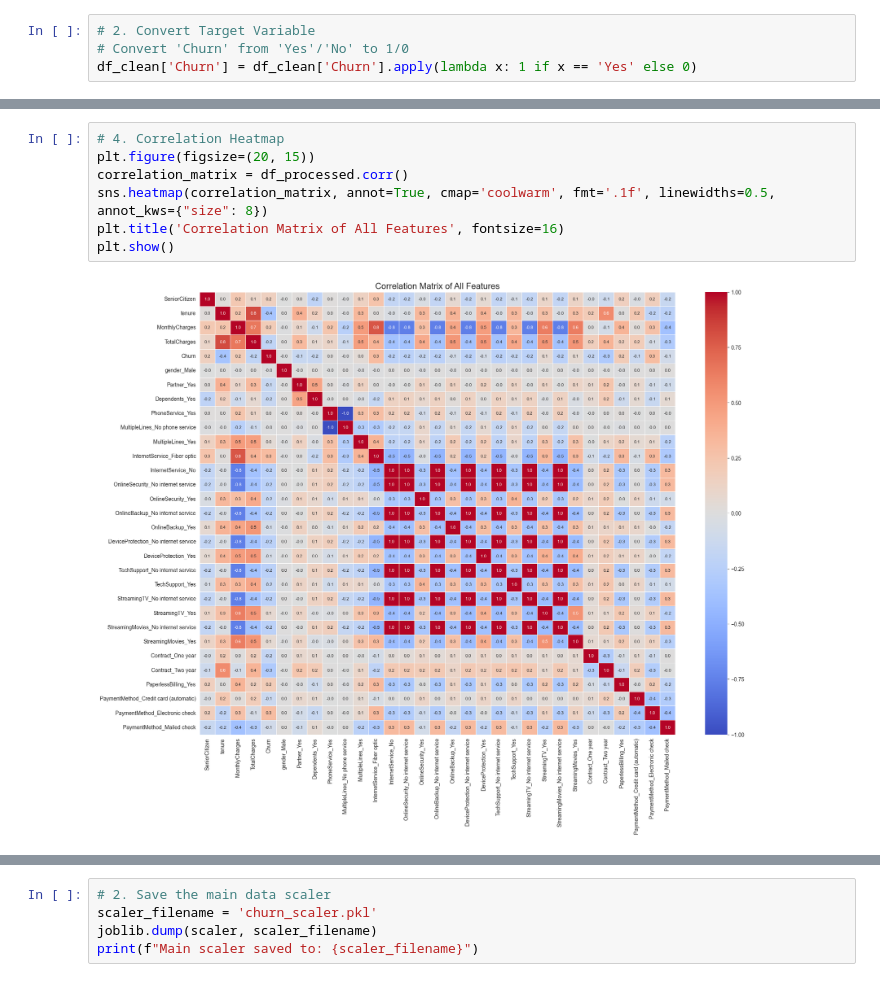
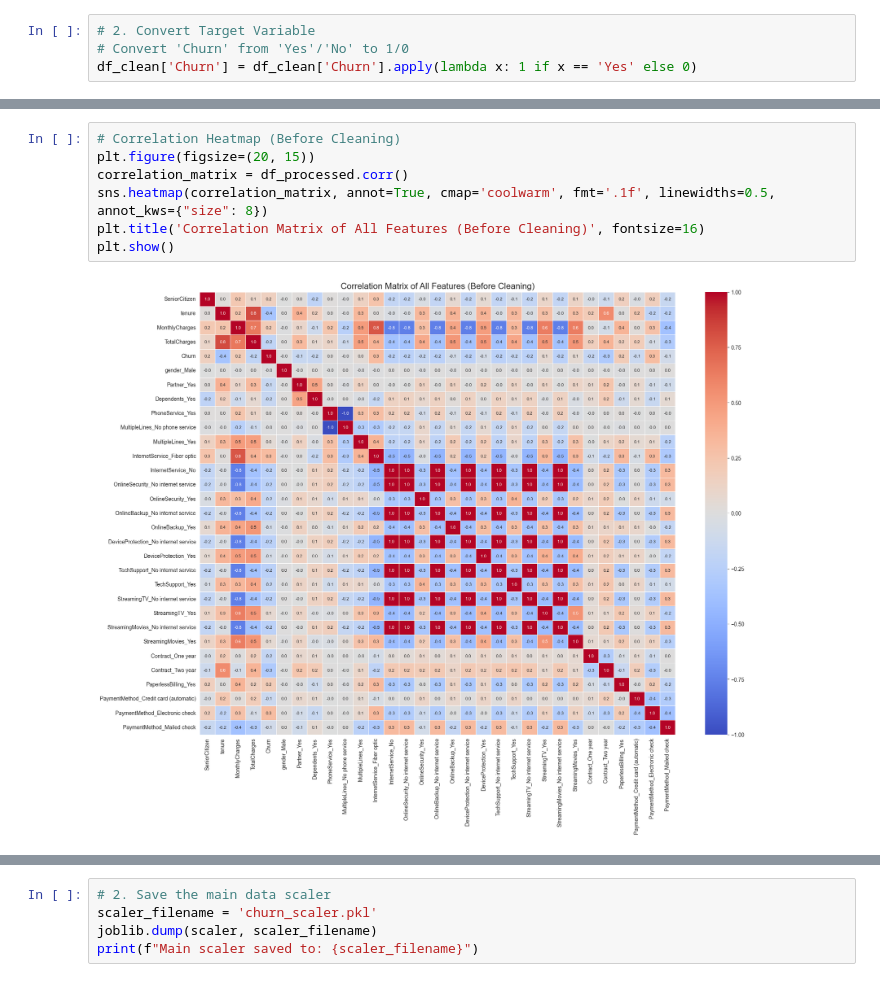
Before and after one commit to RishiWaghmare12/AIML-project-MDM, a Jupyter notebook: aiml_pr7.ipynb, the cells around one changed output, grey strips where cells are left out. Saved outputs shown, nothing was run; the diff lists cells and outputs as text.

```diff
--- a/aiml_pr7.ipynb
+++ b/aiml_pr7.ipynb
@@ -174,9 +214,9 @@ memory usage: 508.2 KB
 # %%
-# 4. Correlation Heatmap
+# Correlation Heatmap (Before Cleaning)
 plt.figure(figsize=(20, 15))
 correlation_matrix = df_processed.corr()
 sns.heatmap(correlation_matrix, annot=True, cmap='coolwarm', fmt='.1f', linewidths=0.5, annot_kws={"size": 8})
-plt.title('Correlation Matrix of All Features', fontsize=16)
+plt.title('Correlation Matrix of All Features (Before Cleaning)', fontsize=16)
 plt.show()
 # %% [output]
-[figure, old version]
+[figure, new version]
```
Also changed, not shown: parts of 55 cells of this notebook, 6 other files.
